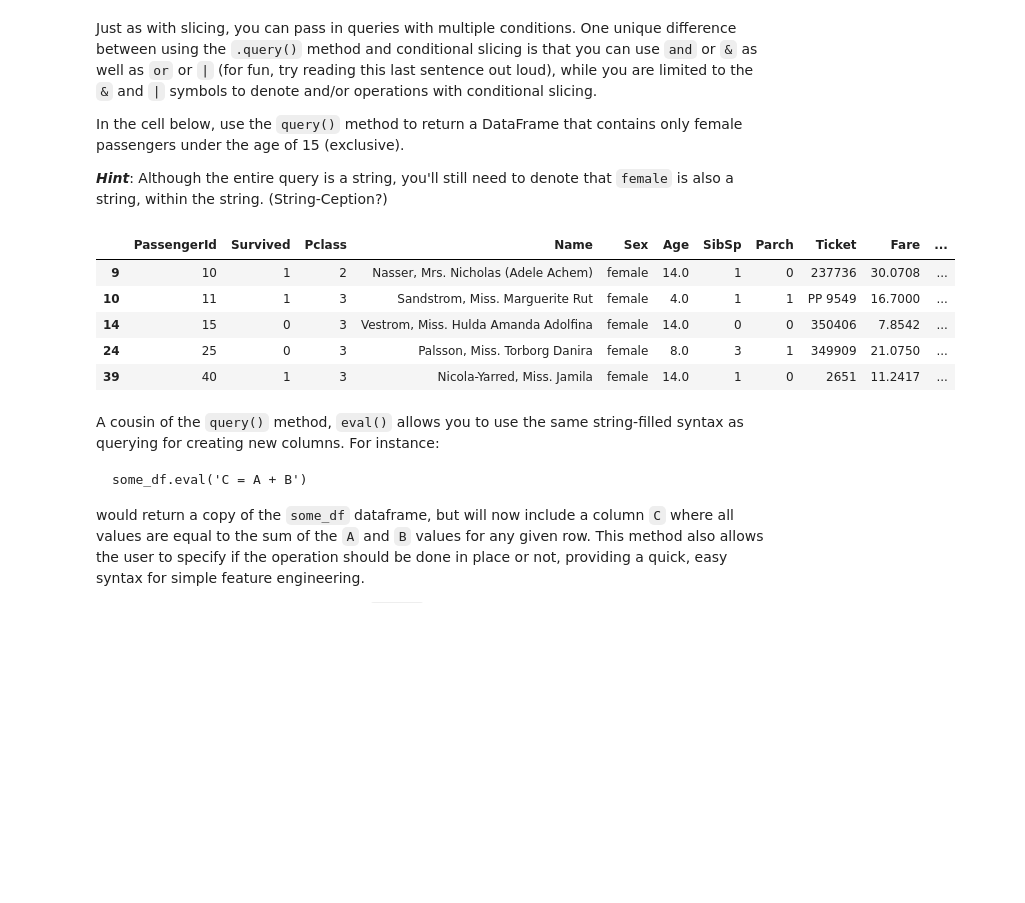
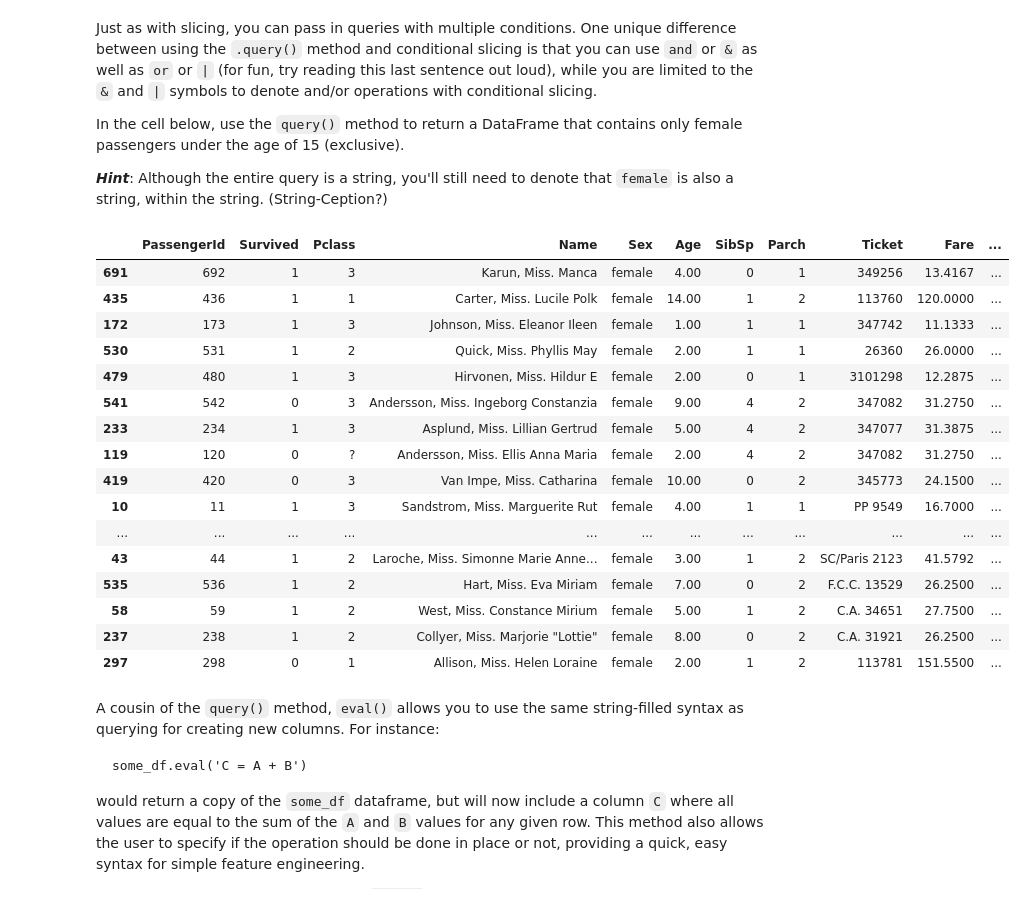
Before and after one commit to kiryl-p/dsc-using-sql-with-pandas-lab-nyc-ds-career-042219, a Jupyter notebook: index.ipynb, the cells around one changed output. Cells and saved outputs as stored; diff of their text form; code cells hidden in the pictures; blank space fills up the shorter version.

```diff
--- a/index.ipynb
+++ b/index.ipynb
@@ -229,14 +229,25 @@ In the cell below, use the `query()` method to return a DataFrame that contains
 # %%
 q= "Sex == 'female' and Age < 15"
 female_children_df = df.query(q)
-female_children_df.head()
+female_children_df.sample(25)
 # %% [output]
 |  | PassengerId | Survived | Pclass | Name | Sex | Age | SibSp | Parch | Ticket | Fare | ... |
-| 9 | 10 | 1 | 2 | Nasser, Mrs. Nicholas (Adele Achem) | female | 14.0 | 1 | 0 | 237736 | 30.0708 | ... |
-| 10 | 11 | 1 | 3 | Sandstrom, Miss. Marguerite Rut | female | 4.0 | 1 | 1 | PP 9549 | 16.7000 | ... |
-| 14 | 15 | 0 | 3 | Vestrom, Miss. Hulda Amanda Adolfina | female | 14.0 | 0 | 0 | 350406 | 7.8542 | ... |
-| 24 | 25 | 0 | 3 | Palsson, Miss. Torborg Danira | female | 8.0 | 3 | 1 | 349909 | 21.0750 | ... |
-| 39 | 40 | 1 | 3 | Nicola-Yarred, Miss. Jamila | female | 14.0 | 1 | 0 | 2651 | 11.2417 | ... |
+| 691 | 692 | 1 | 3 | Karun, Miss. Manca | female | 4.00 | 0 | 1 | 349256 | 13.4167 | ... |
+| 435 | 436 | 1 | 1 | Carter, Miss. Lucile Polk | female | 14.00 | 1 | 2 | 113760 | 120.0000 | ... |
+| 172 | 173 | 1 | 3 | Johnson, Miss. Eleanor Ileen | female | 1.00 | 1 | 1 | 347742 | 11.1333 | ... |
+| 530 | 531 | 1 | 2 | Quick, Miss. Phyllis May | female | 2.00 | 1 | 1 | 26360 | 26.0000 | ... |
+| 479 | 480 | 1 | 3 | Hirvonen, Miss. Hildur E | female | 2.00 | 0 | 1 | 3101298 | 12.2875 | ... |
+| 541 | 542 | 0 | 3 | Andersson, Miss. Ingeborg Constanzia | female | 9.00 | 4 | 2 | 347082 | 31.2750 | ... |
+| 233 | 234 | 1 | 3 | Asplund, Miss. Lillian Gertrud | female | 5.00 | 4 | 2 | 347077 | 31.3875 | ... |
+| 119 | 120 | 0 | ? | Andersson, Miss. Ellis Anna Maria | female | 2.00 | 4 | 2 | 347082 | 31.2750 | ... |
+| 419 | 420 | 0 | 3 | Van Impe, Miss. Catharina | female | 10.00 | 0 | 2 | 345773 | 24.1500 | ... |
+| 10 | 11 | 1 | 3 | Sandstrom, Miss. Marguerite Rut | female | 4.00 | 1 | 1 | PP 9549 | 16.7000 | ... |
+| ... | ... | ... | ... | ... | ... | ... | ... | ... | ... | ... | ... |
+| 43 | 44 | 1 | 2 | Laroche, Miss. Simonne Marie Anne... | female | 3.00 | 1 | 2 | SC/Paris 2123 | 41.5792 | ... |
+| 535 | 536 | 1 | 2 | Hart, Miss. Eva Miriam | female | 7.00 | 0 | 2 | F.C.C. 13529 | 26.2500 | ... |
+| 58 | 59 | 1 | 2 | West, Miss. Constance Mirium | female | 5.00 | 1 | 2 | C.A. 34651 | 27.7500 | ... |
+| 237 | 238 | 1 | 2 | Collyer, Miss. Marjorie "Lottie" | female | 8.00 | 0 | 2 | C.A. 31921 | 26.2500 | ... |
+| 297 | 298 | 0 | 1 | Allison, Miss. Helen Loraine | female | 2.00 | 1 | 2 | 113781 | 151.5500 | ... |
 # %% [markdown]
 A cousin of the `query()` method, `eval()` allows you to use the same string-filled syntax as querying for creating new columns.  For instance:
 
```
